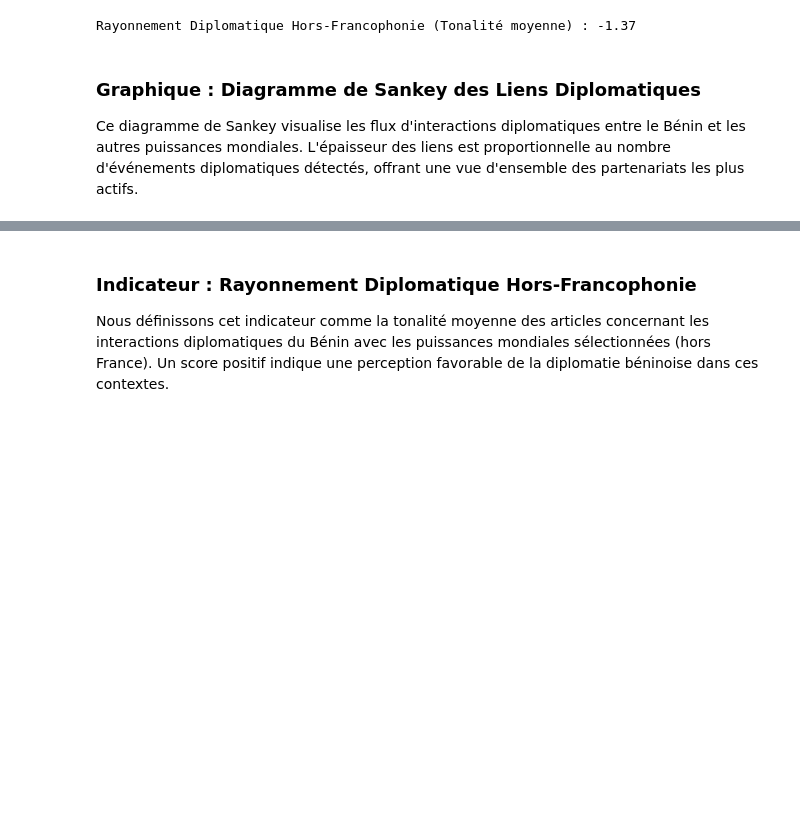
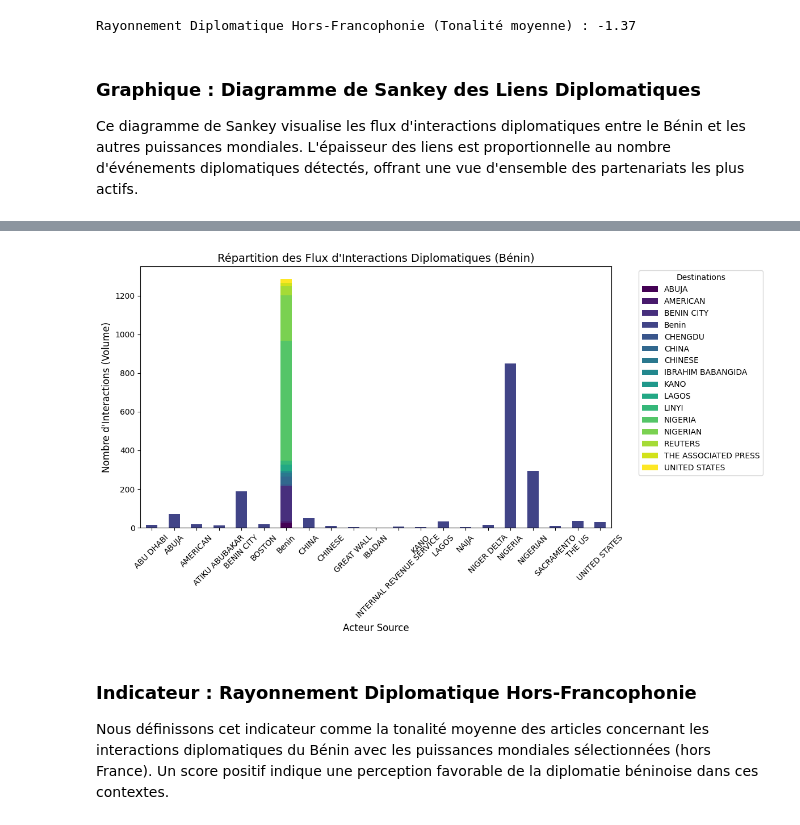
Before and after one commit to GuerindaG/equipe6_benin_insight_challenge_2026, a Jupyter notebook: notebooks/equipe6_Benin_insight_challenge.ipynb, the cells around one changed output, grey strips where cells are left out. Cells and saved outputs as stored; diff of their text form; code cells hidden in the pictures; blank space fills up the shorter version.

```diff
--- a/notebooks/equipe6_Benin_insight_challenge.ipynb
+++ b/notebooks/equipe6_Benin_insight_challenge.ipynb
@@ -37,7 +40,7 @@ Afin de garantir la reproductibilité et l'accès facile aux données, nous char
 #df.head()
 
 # l'URL "Raw" de GitHub
-url = "https://raw.githubusercontent.com/GuerindaG/equipe6_benin_insight_challenge_2026/main/data/raw/bq-results-20260502-112631-1777721378470.csv"
+url = "https://raw.githubusercontent.com/GuerindaG/equipe6_benin_insight_challenge_2026/main/data/processed/benin_cleaned_data.csv"
 df = pd.read_csv(url)
 
 
@@ -1069,3 +1095,79 @@ else:
+# %%
+import matplotlib.pyplot as plt
+import pandas as pd
+
+# Define target country codes (these were used in previous filtering steps)
+target_country_codes = ['USA', 'CHN', 'NGA', 'ARE']
+
+# Mapping country codes to more readable names for display
+country_name_map = {
+    'BEN': 'Benin',
+    'USA': 'USA',
+    'CHN': 'China',
+    'NGA': 'Nigeria',
+    'ARE': 'UAE'
+}
+
+sankey_data = []
+
+# Iterate over df_diplomacy to identify and format relevant interactions
+# df_diplomacy was previously filtered by keywords in SOURCEURL, so we need to identify
+# rows that represent explicit interactions between Benin and target countries by their country codes.
+for _, row in df_diplomacy.iterrows():
+    actor1_cc = row['Actor1CountryCode']
+    actor2_cc = row['Actor2CountryCode']
+    value = row['NumMentions']
+
+    # Skip if value is missing or zero
+    if pd.isna(value) or value == 0:
+        continue
+
+    source_name = None
+    target_name = None
+
+    # Identify interactions where Benin is one party and a target country is the other
+    if actor1_cc == 'BEN' and actor2_cc in target_country_codes:
+        source_name = country_name_map.get(actor1_cc, actor1_cc) # Should be 'Benin'
+        # Use Actor2Name if available and not NaN, otherwise use country code mapped name
+        target_name = row['Actor2Name'] if pd.notna(row['Actor2Name']) else country_name_map.get(actor2_cc, actor2_cc)
+    elif actor2_cc == 'BEN' and actor1_cc in target_country_codes:
+        # Use Actor1Name if available and not NaN, otherwise use country code mapped name
+        source_name = row['Actor1Name'] if pd.notna(row['Actor1Name']) else country_name_map.get(actor1_cc, actor1_cc)
+        target_name = country_name_map.get(actor2_cc, actor2_cc) # Should be 'Benin'
+
+    if source_name and target_name:
+        sankey_data.append({'Source': source_name, 'Target': target_name, 'Value': value})
+
+# Create a DataFrame from the collected data
+sankey_links_raw = pd.DataFrame(sankey_data)
+
+# Aggregate the values by unique Source-Target pairs
+if not sankey_links_raw.empty:
+    sankey_links = sankey_links_raw.groupby(['Source', 'Target'])['Value'].sum().reset_index()
+else:
+    # If no data, create an empty DataFrame with the correct columns to avoid errors later
+    sankey_links = pd.DataFrame(columns=['Source', 'Target', 'Value'])
+
+# Original plotting code starts here
+if len(sankey_links) > 0:
+    # On pivote les données pour avoir les Sources en index et les Targets en colonnes
+    df_pivot = sankey_links.pivot(index='Source', columns='Target', values='Value').fillna(0)
+
+    # Création du graphique
+    ax = df_pivot.plot(kind='bar', stacked=True, figsize=(12, 7), colormap='viridis')
+
+    plt.title("Répartition des Flux d'Interactions Diplomatiques (Bénin)", fontsize=14)
+    plt.xlabel("Acteur Source", fontsize=12)
+    plt.ylabel("Nombre d'Interactions (Volume)", fontsize=12)
+    plt.legend(title="Destinations", bbox_to_anchor=(1.05, 1), loc='upper left')
+    plt.xticks(rotation=45)
+    plt.tight_layout()
+
+    plt.show()
+else:
+    print("Pas assez de données pour générer la visualisation.")
+# %% [output]
+[figure, added]
 # %% [markdown]
 ### Indicateur : Rayonnement Diplomatique Hors-Francophonie
 
```
Also changed, not shown: parts of 12 cells of this notebook.
